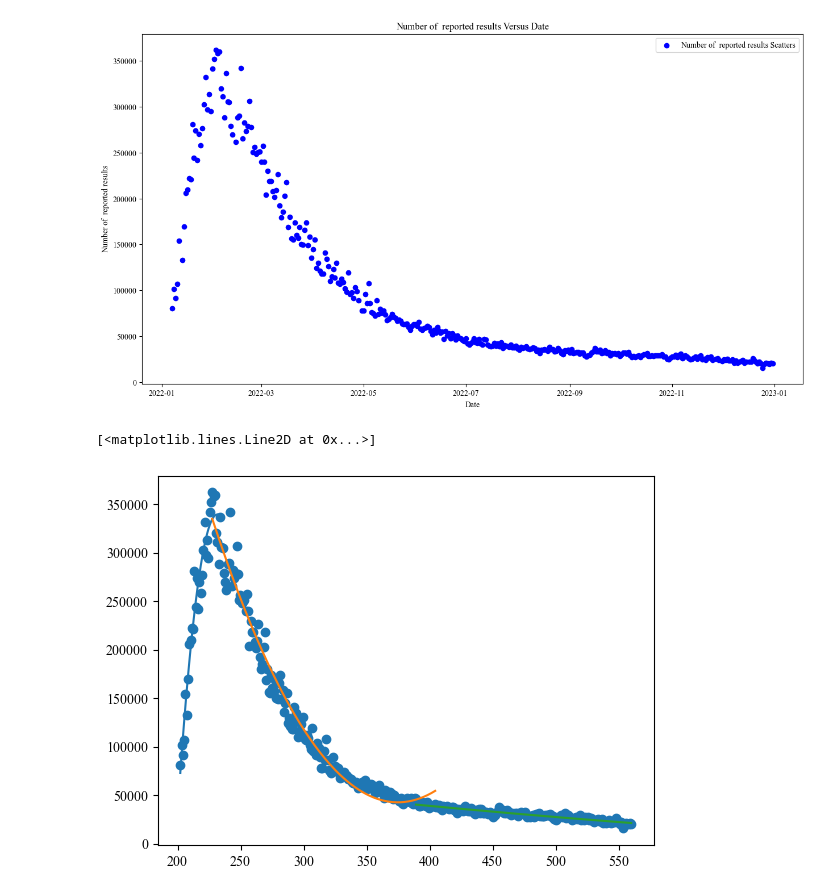
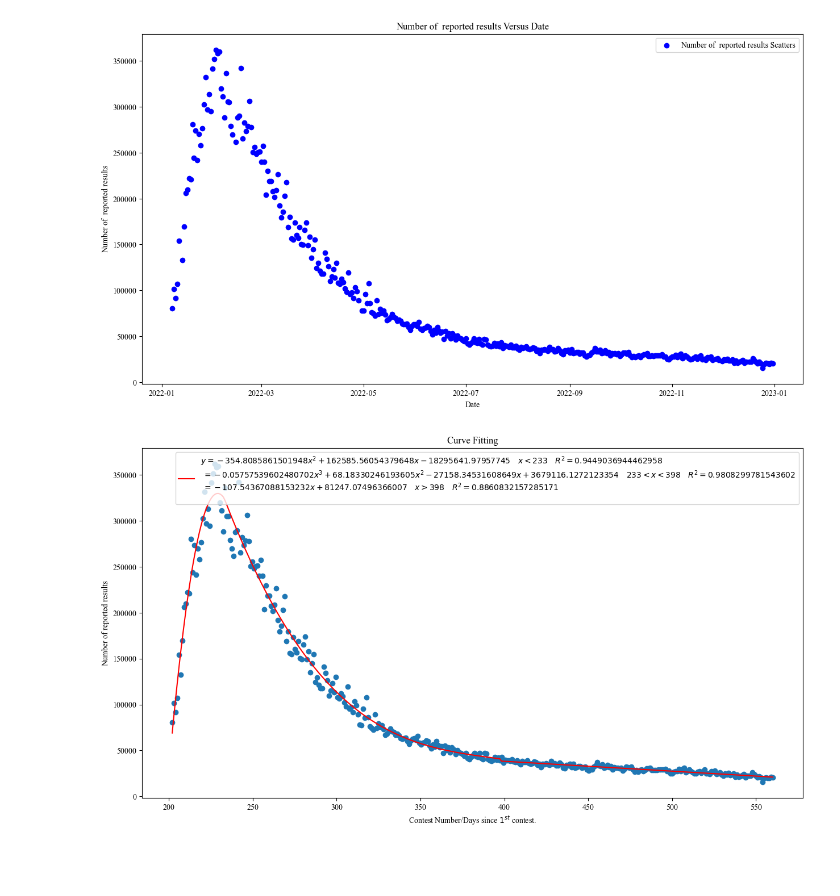
Before and after one commit to hthuz/mcm23, a Jupyter notebook: p1_plot.ipynb, the cells around one changed output. Cells and saved outputs as stored; diff of their text form; code cells hidden in the pictures; blank space fills up the shorter version.

```diff
--- a/p1_plot.ipynb
+++ b/p1_plot.ipynb
@@ -31,16 +36,42 @@ plt.savefig('./plots/Number_of_results_scatter.jpg')
 # %%
 # Trying to piece-wisely curvefit the scatter.
 # set up the piece-wise curve fit model
-def piecewise_model(x, a0, b0, c0, a1, b1, c1, k, b, x0 = 230, x1 = 398):
-    return np.piecewise(x, [x < x0, np.logical_and(x >= x0, x<= x1), x > x1], [lambda x: k*x+b, lambda x: a0*x**2 + b0*x + c0, lambda x: a1*x**2 + b1*x + c1])
+def piecewise_model(x, a0, b0, c0, a1, b1, c1, d1, k, b):
+    return np.piecewise(x, [x < 233, np.logical_and(x >= 233, x<= 398), x > 398],
+    [lambda x: a0*x**2 + b0*x + c0,lambda x: a1*x**3 + b1*x**2 + c1*x + d1,lambda x: k*x+b])
 xd = np.linspace(df['Contest_num'][0], df['Contest_num'][len(df)-1],len(df))
+plt.figure(figsize = (15,8))
 plt.scatter(xd, df['Number of  reported results'])
-p, e = sp.optimize.curve_fit(piecewise_model, xd[0:30], df['Number of  reported results'][0:30])
-plt.plot(xd[0:30], piecewise_model(xd[0:30], *p))
-p, e = sp.optimize.curve_fit(piecewise_model, xd[25:200], df['Number of  reported results'][25:200])
-plt.plot(xd[25:200], piecewise_model(xd[25:200], *p))
-p, e = sp.optimize.curve_fit(piecewise_model, xd[184:], df['Number of  reported results'][184:])
-plt.plot(xd[184:], piecewise_model(xd[184:], *p))
+p, e = sp.optimize.curve_fit(piecewise_model, xd, df['Number of  reported results'])
+# calculate R squard
+RSS = 0
+TSS = 0
+mean_0 = df['Number of  reported results'][:30].mean()
+for i in range(30):
+    RSS += (df['Number of  reported results'][i] - piecewise_model(xd[i], *p))**2
+    TSS += (df['Number of  reported results'][i] - mean_0)**2
+R_SQ_0 = 1 - RSS/TSS
+RSS = 0
+TSS = 0
+mean_1 = df['Number of  reported results'][30:194].mean()
+for i in range(30,194):
+    RSS += (df['Number of  reported results'][i] - piecewise_model(xd[i], *p))**2
+    TSS += (df['Number of  reported results'][i] - mean_1)**2
+R_SQ_1 = 1 - RSS/TSS
+RSS = 0
+TSS = 0
+mean_2 = df['Number of  reported results'][194:].mean()
+for i in range(194,len(df)):
+    RSS += (df['Number of  reported results'][i] - piecewise_model(xd[i], *p))**2
+    TSS += (df['Number of  reported results'][i] - mean_2)**2
+R_SQ_2 = 1 - RSS/TSS
+# generate the label and expression of curve
+str1 = '$y = ' + str(p[0]) + 'x^2 +' + str(p[1]) + 'x ' + str(p[2]) +'\quad x < 233 \quad  R^2 = '+ str(R_SQ_0) +'$\n ' + '$ = ' + str(p[3]) + 'x^3 +' + str(p[4]) + 'x^2' + str(p[5]) + 'x +' + str(p[6]) +'\quad 233 < x < 398 \quad R^2 = '+ str(R_SQ_1) +'$\n '+ '$ = ' + str(p[7]) + 'x +' + str(p[8]) +'\quad x > 398 \quad R^2 = '+str(R_SQ_2)+'$\n'
+plt.plot(xd, piecewise_model(xd, *p), color = 'red', label = str1)
+plt.title('Curve Fitting')
+plt.xlabel('Contest Number/Days since $1^{st}$ contest.')
+plt.ylabel('Number of reported results')
+plt.legend()
+plt.savefig('./plots/Curve_fit_p1.jpg')
 # %% [output]
-[<matplotlib.lines.Line2D at 0x...>]
-[figure, old version]
+[figure, new version]
```
Also changed, not shown: parts of 6 cells of this notebook, 3 other files.
